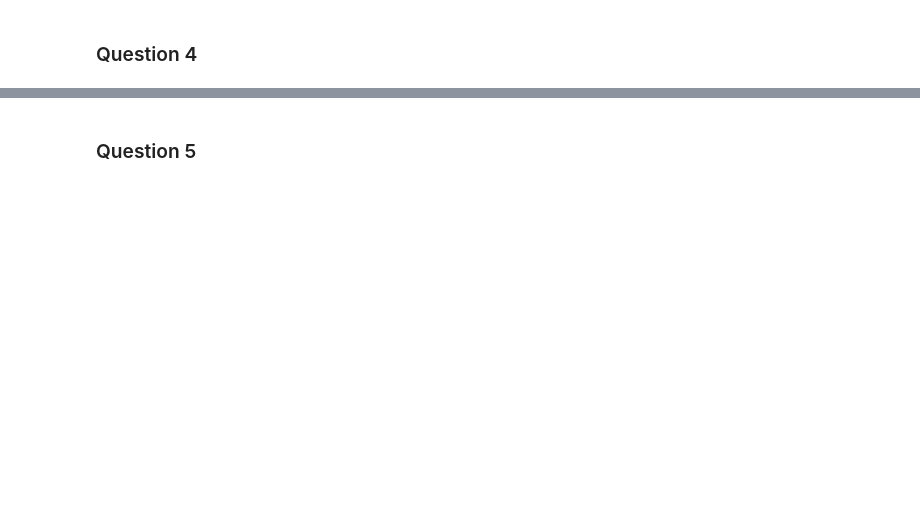
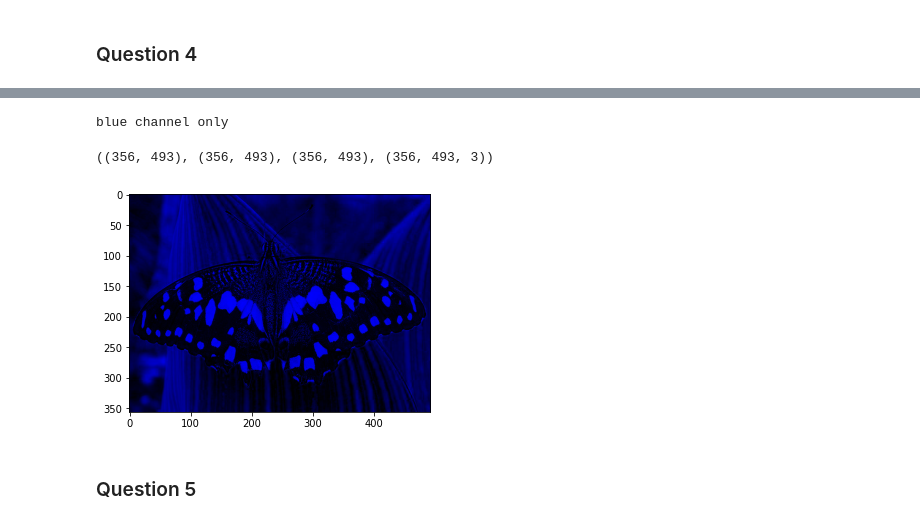
Before and after one commit to franciszero/AIDI-course, a Jupyter notebook: AIDI all solutions/AIDI 1007 Computer Vision/assign1/OpenCV_Exercise.ipynb, the cells around one changed output, grey strips where cells are left out. Cells and saved outputs as stored; diff of their text form; code cells hidden in the pictures; blank space fills up the shorter version.

```diff
--- a/AIDI all solutions/AIDI 1007 Computer Vision/assign1/OpenCV_Exercise.ipynb
+++ b/AIDI all solutions/AIDI 1007 Computer Vision/assign1/OpenCV_Exercise.ipynb
@@ -64,3 +138,16 @@ cv2.imshow('test', arr2)
+# %%
+print("blue channel only")
+r,g,b = cv2.split(rgb_img)
+r = np.full(r.shape, 0, int)
+g = np.full(g.shape, 0, int)
+# b = np.full(b.shape, 255, int)
+blue_channel_img = np.dstack([r, g, b])
+imshow(blue_channel_img)
+r.shape, g.shape, b.shape, blue_channel_img.shape
+# %% [output]
+blue channel only
+((356, 493), (356, 493), (356, 493), (356, 493, 3))
+[figure, added]
 # %% [markdown]
 ### Question 5
 # %%
```
Also changed, not shown: parts of 27 cells of this notebook, 1 other file.
